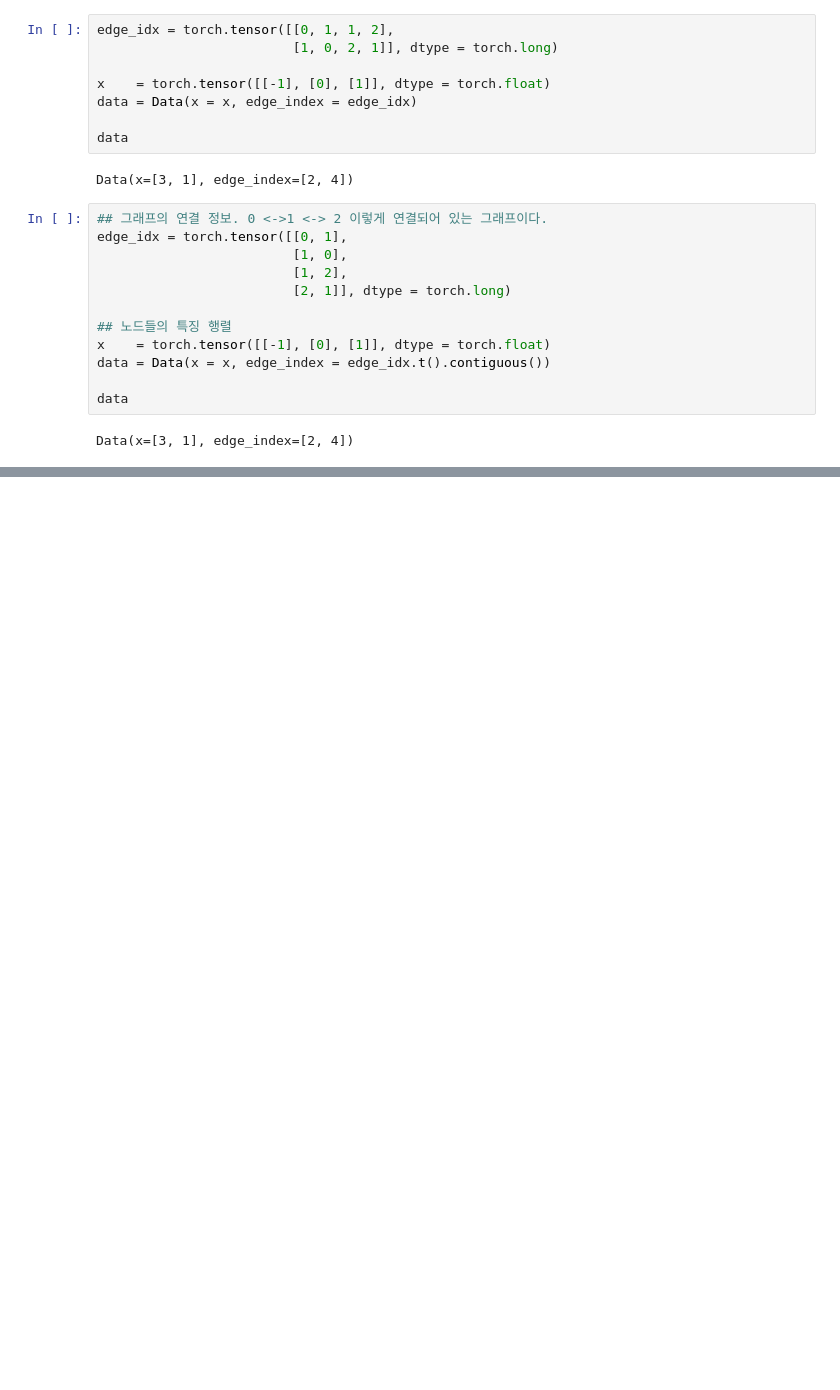
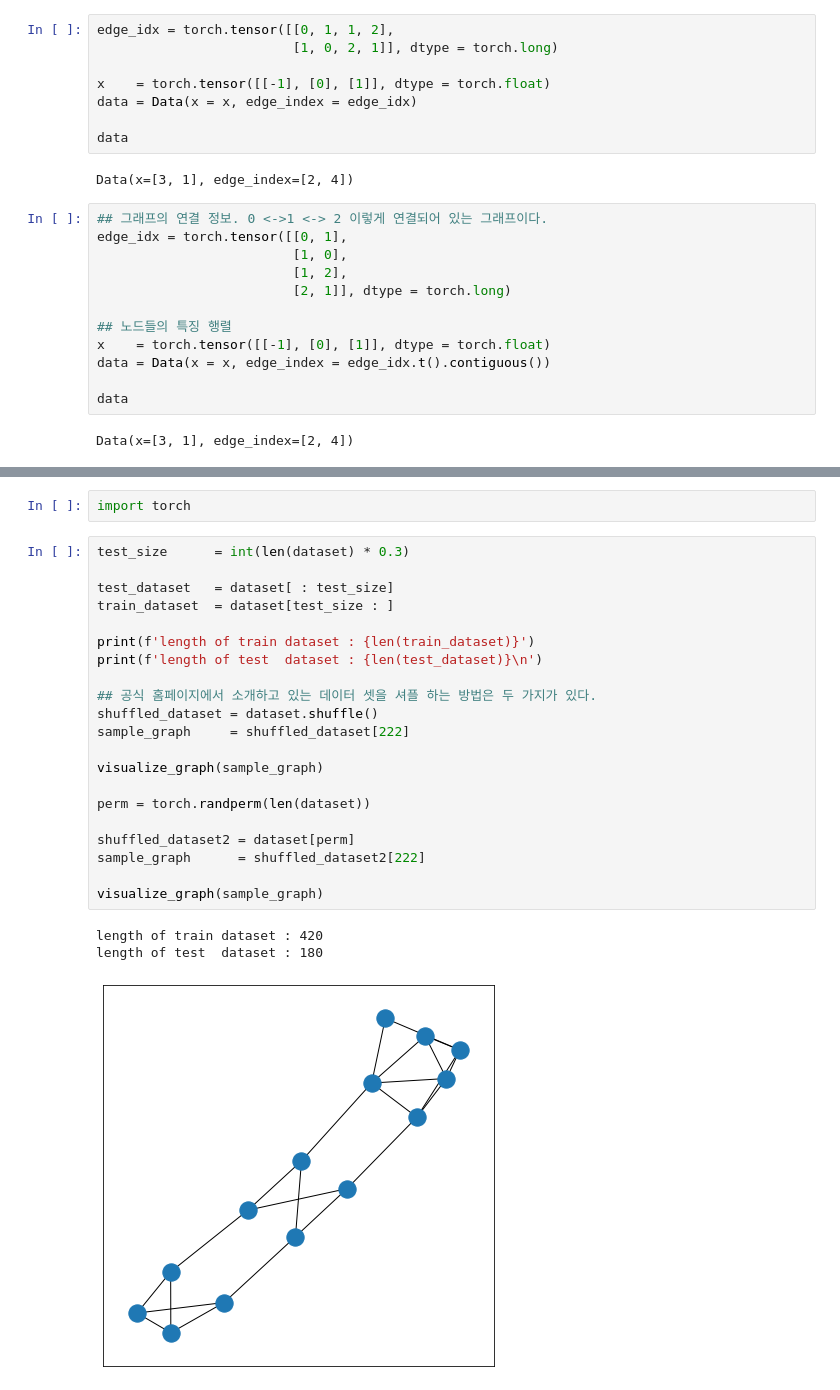
Before and after one commit to EvoDmiK/TIL, a Jupyter notebook: AI_study/basic/pytorch/0.basics/0.2.pytorch_geometric_basic.ipynb, the cells around one changed output, grey strips where cells are left out. Drawn from its saved outputs; the diff is of its cells as text; blank space fills up the shorter version.

```diff
--- a/AI_study/basic/pytorch/0.basics/0.2.pytorch_geometric_basic.ipynb
+++ b/AI_study/basic/pytorch/0.basics/0.2.pytorch_geometric_basic.ipynb
@@ -204,0 +317,27 @@ is graph directed?  : False
+# %%
+import torch
+# %%
+test_size      = int(len(dataset) * 0.3)
+
+test_dataset   = dataset[ : test_size]
+train_dataset  = dataset[test_size : ]
+
+print(f'length of train dataset : {len(train_dataset)}')
+print(f'length of test  dataset : {len(test_dataset)}\n')
+
+## 공식 홈페이지에서 소개하고 있는 데이터 셋을 셔플 하는 방법은 두 가지가 있다.
+shuffled_dataset = dataset.shuffle()
+sample_graph     = shuffled_dataset[222]
+
+visualize_graph(sample_graph)
+
+perm = torch.randperm(len(dataset))
+
+shuffled_dataset2 = dataset[perm]
+sample_graph      = shuffled_dataset2[222]
+
+visualize_graph(sample_graph)
+# %% [output]
+length of train dataset : 420
+length of test  dataset : 180
+[figure, added]
```
Also changed, not shown: parts of 38 cells of this notebook.
